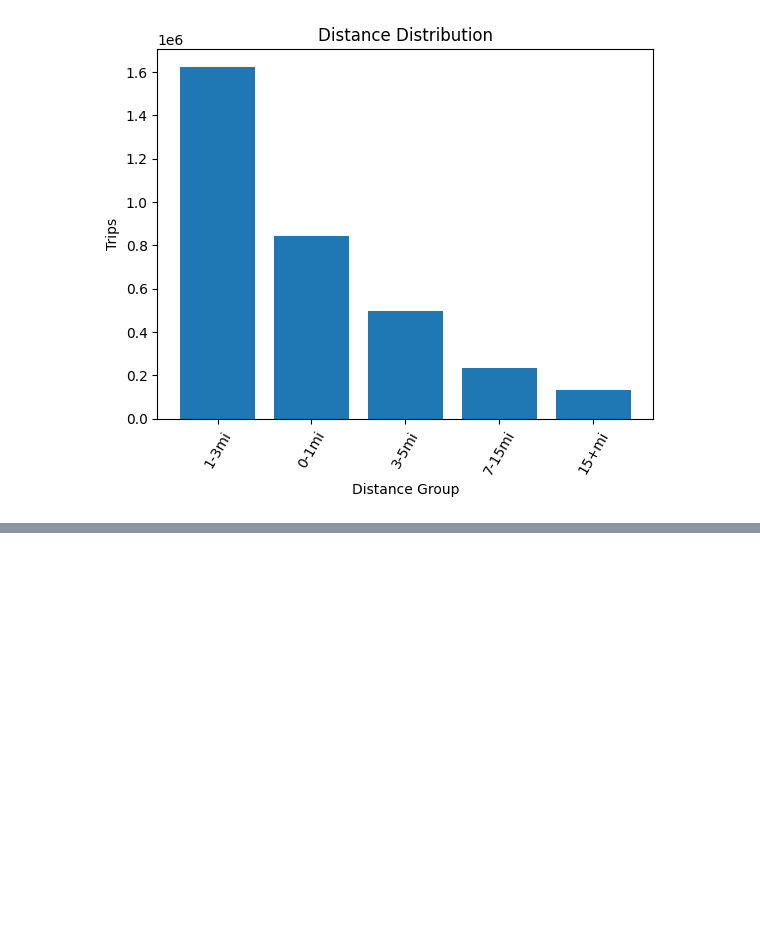
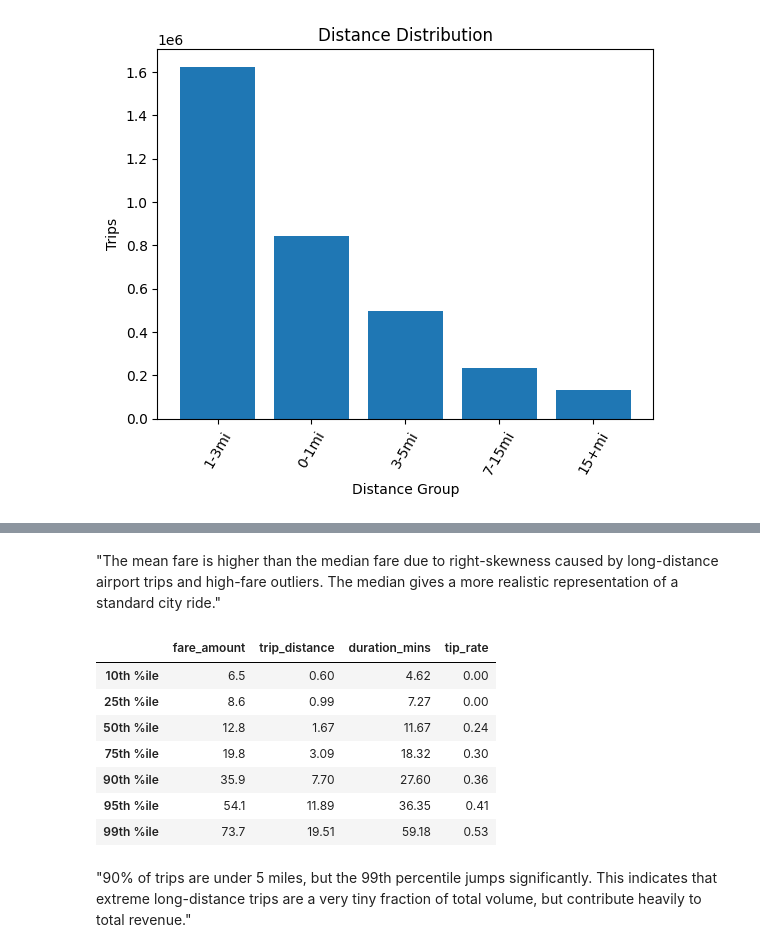
Before and after one commit to vodliosje/TaxiNYC, a Jupyter notebook: notebooks/2.1_pandas_eda.ipynb, the cells around one changed output, grey strips where cells are left out. Drawn from its saved outputs; the diff is of its cells as text; code cells hidden in the pictures; blank space fills up the shorter version.

```diff
--- a/notebooks/2.1_pandas_eda.ipynb
+++ b/notebooks/2.1_pandas_eda.ipynb
@@ -258,0 +357,23 @@ plt.show()
+# %% [markdown]
+"The mean fare is higher than the median fare due to right-skewness caused by long-distance airport trips and high-fare outliers. The median gives a more realistic representation of a standard city ride."
+# %%
+# Percentiles (distribution boundaries)
+percentile_levels = [0.1, 0.25, 0.5, 0.75, 0.9,0.95,0.99]
+
+percentile_df = df[
+    ['fare_amount','trip_distance','duration_mins','tip_rate']
+].quantile(percentile_levels)
+
+percentile_df.index = [f'{int(p*100)}th %ile' for p in percentile_levels]
+display(percentile_df.round(2))
+# %% [output]
+|  | fare_amount | trip_distance | duration_mins | tip_rate |
+| 10th %ile | 6.5 | 0.60 | 4.62 | 0.00 |
+| 25th %ile | 8.6 | 0.99 | 7.27 | 0.00 |
+| 50th %ile | 12.8 | 1.67 | 11.67 | 0.24 |
+| 75th %ile | 19.8 | 3.09 | 18.32 | 0.30 |
+| 90th %ile | 35.9 | 7.70 | 27.60 | 0.36 |
+| 95th %ile | 54.1 | 11.89 | 36.35 | 0.41 |
+| 99th %ile | 73.7 | 19.51 | 59.18 | 0.53 |
+# %% [markdown]
+"90% of trips are under 5 miles, but the 99th percentile jumps significantly. This indicates that extreme long-distance trips are a very tiny fraction of total volume, but contribute heavily to total revenue."
```
Also changed, not shown: parts of 7 cells of this notebook.
